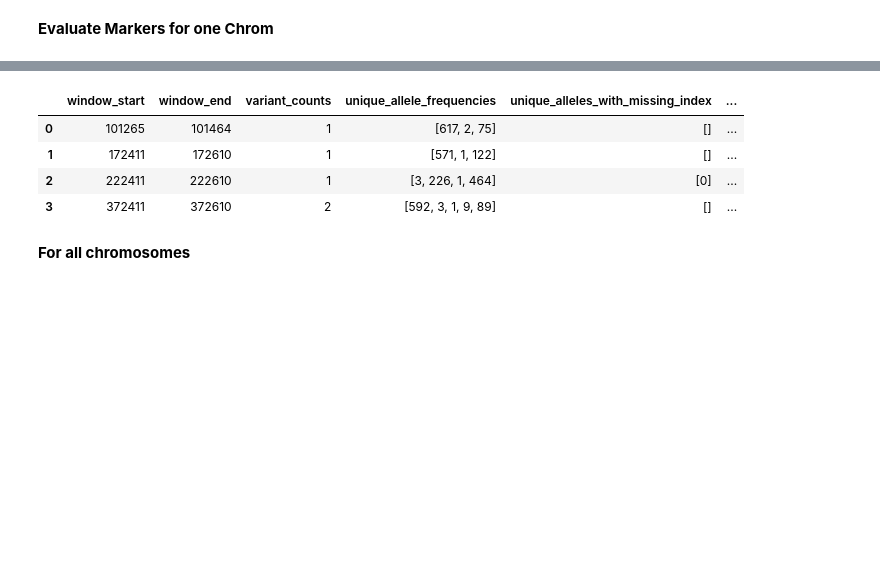
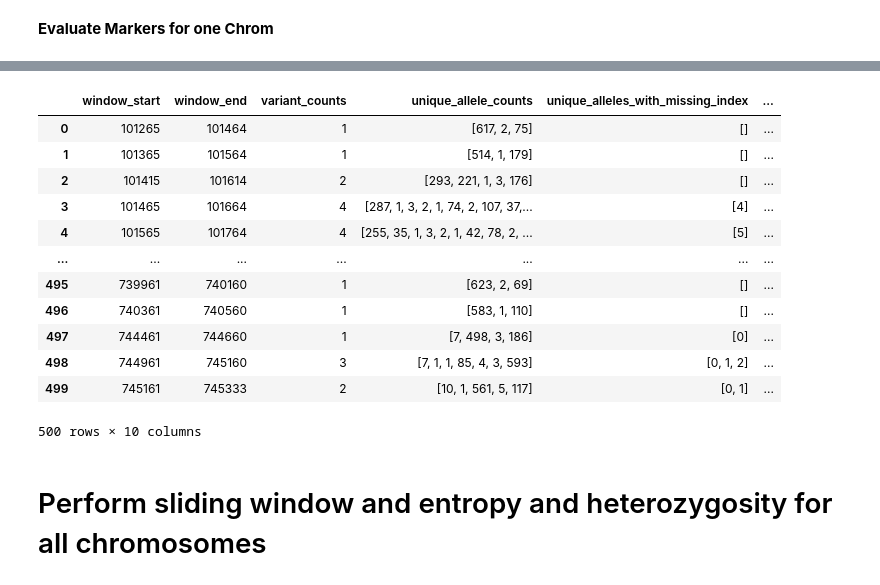
Before and after one commit to malariagen/pv-muhap, a Jupyter notebook: notebooks/marker_optimisation.ipynb, the cells around one changed output, grey strips where cells are left out. Cells and saved outputs as stored; diff of their text form; code cells hidden in the pictures; blank space fills up the shorter version.

Commit message:
run het calc for all chrom

```diff
--- a/notebooks/marker_optimisation.ipynb
+++ b/notebooks/marker_optimisation.ipynb
@@ -199,3 +196,3 @@ pv4_regions.columns = header[:len(pv4_regions.columns)]
 # %%
-# VCF might be base 1, checking with Sasha to see if bed file needs to shift by 1
-pv4_regions.loc[pv4_regions.name=='Core']
+# Convert regions to be 1-based
+pv4_regions[["chromStart", "chromEnd"]] += 1
@@ -365,23 +421,37 @@ PvP01_02_v1_df
 # %%
+unique_allele_freqs = []
 unique_allele_count = []
 entropy = []
 het = []
 df_with_stats = PvP01_02_v1_df.copy()
 for index, row in PvP01_02_v1_df.iterrows():
-    gt_freqs = row.unique_allele_frequencies
-    unique_allele_count.append(len(gt_freqs))
-    entropy.append(-np.sum(gt_freqs*np.log(gt_freqs)))
-    het.append(1.-np.sum(gt_freqs**2))
 
-df_with_stats['unique_allele_count'] = unique_allele_count
-df_with_stats['entropy'] = entropy
-df_with_stats['het'] = het
+    gt_counts = row.unique_allele_counts
+    n_alleles = len(gt_counts)
+    gt_freqs = gt_counts/sum(gt_counts)
+
+    unique_allele_freqs.append(gt_freqs)
+    unique_allele_count.append(n_alleles)
+    entropy.append(-np.sum(gt_freqs * np.log(gt_freqs)))
+    het.append(1.0 - np.sum(gt_freqs ** 2))
+
+df_with_stats["unique_allele_frequencies"] = unique_allele_freqs
+df_with_stats["unique_allele_count"] = unique_allele_count
+df_with_stats["entropy"] = entropy
+df_with_stats["het"] = het
+df_with_stats
+# %% [output]
+|  | window_start | window_end | variant_counts | unique_allele_counts | unique_alleles_with_missing_index | ... |
+| 0 | 101265 | 101464 | 1 | [617, 2, 75] | [] | ... |
+| 1 | 101365 | 101564 | 1 | [514, 1, 179] | [] | ... |
+| 2 | 101415 | 101614 | 2 | [293, 221, 1, 3, 176] | [] | ... |
+| 3 | 101465 | 101664 | 4 | [287, 1, 3, 2, 1, 74, 2, 107, 37,... | [4] | ... |
+| 4 | 101565 | 101764 | 4 | [255, 35, 1, 3, 2, 1, 42, 78, 2, ... | [5] | ... |
+| ... | ... | ... | ... | ... | ... | ... |
+| 495 | 739961 | 740160 | 1 | [623, 2, 69] | [] | ... |
+| 496 | 740361 | 740560 | 1 | [583, 1, 110] | [] | ... |
+| 497 | 744461 | 744660 | 1 | [7, 498, 3, 186] | [0] | ... |
+| 498 | 744961 | 745160 | 3 | [7, 1, 1, 85, 4, 3, 593] | [0, 1, 2] | ... |
+| 499 | 745161 | 745333 | 2 | [10, 1, 561, 5, 117] | [0, 1] | ... |
+500 rows × 10 columns
-# %%
-df_with_stats
-# %% [output]
-|  | window_start | window_end | variant_counts | unique_allele_frequencies | unique_alleles_with_missing_index | ... |
-| 0 | 101265 | 101464 | 1 | [617, 2, 75] | [] | ... |
-| 1 | 172411 | 172610 | 1 | [571, 1, 122] | [] | ... |
-| 2 | 222411 | 222610 | 1 | [3, 226, 1, 464] | [0] | ... |
-| 3 | 372411 | 372610 | 2 | [592, 3, 1, 9, 89] | [] | ... |
 # %%
@@ -389,5 +459,5 @@ df_with_stats.to_csv('PvP01_02_v1_windowed_heterozygosity')
 # %% [markdown]
-**For all chromosomes**
+# Perform sliding window and entropy and heterozygosity for all chromosomes
 # %%
 %%time
 chromosomes = np.unique(variant_dataset_filtered["variant_chrom"].data.compute())
```
Also changed, not shown: parts of 39 cells of this notebook, 16 other files.
